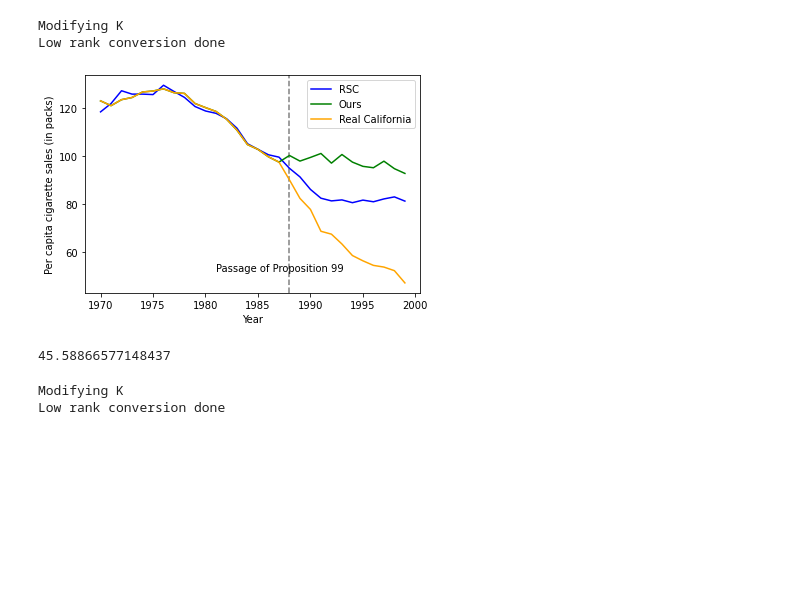
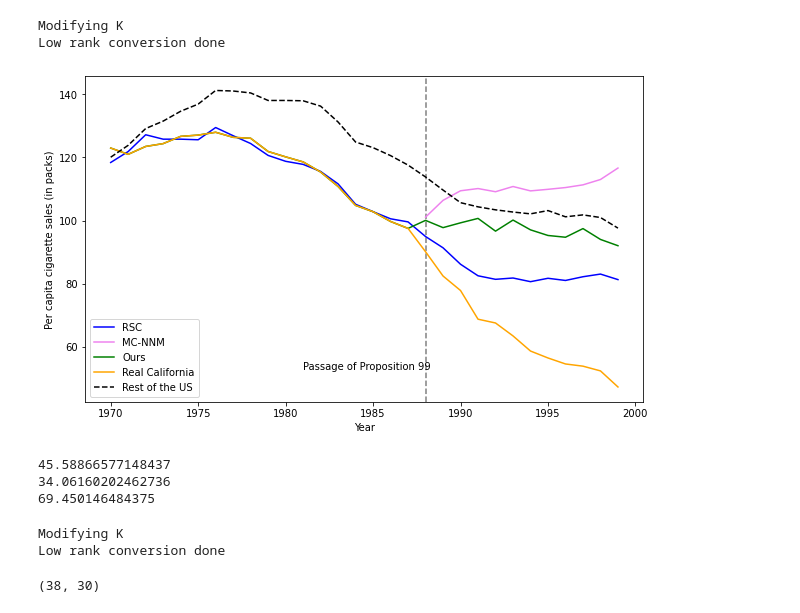
Before and after one commit to lakshmimuru/SeniorThesis, a Jupyter notebook: notebooks/prop99.ipynb, the cells around one changed output. Drawn from its saved outputs; the diff is of its cells as text; code cells hidden in the pictures; blank space fills up the shorter version.

```diff
--- a/notebooks/prop99.ipynb
+++ b/notebooks/prop99.ipynb
@@ -207,36 +210,47 @@ Modifying K
 Low rank conversion done
 # %%
 #Plot all
-fig=plt.figure(figsize=(6,4))
-
+fig=plt.figure(figsize=(10,6))
+mc_nnm = pd.read_csv('../datasets/prop99/mc_nnm_pred.csv', sep=',',header=None)
+data = np.load(datapath+'data.npy',allow_pickle=True)
+rest = np.concatenate((data[:2,:,0],data[3:,:,0]),axis=0)
+mean_rest = np.mean(rest,0)
 ax = plt.gca()
 trans = ax.get_xaxis_transform()
 xrange = [i for i in range(1970,2001)]
 xtick = [i for i in range(1970,2001,5)]
 xlabel = [str(i) for i in range(1970,2001,5)]
 trans = ax.get_xaxis_transform()
 ax.set_xticks(xtick)
 ax.set_xticklabels(xlabel)
+mc_nnm = mc_nnm.to_numpy()[1:,].reshape(-1).astype('float32')
+mc_nnm = np.flip(mc_nnm)
 rsc_all = np.append(rsc_pred_pre,rsc_pred,axis=0)
 mrsc_all = np.append(mrsc_pred_pre[:18],mrsc_pred,axis=0)
 obs_all = np.append(trainingDict_alls[0][keySeriesLabel],testDict_alls[0][keySeriesLabel],axis=0)
 plt.axvline(x = 1988,ymin=0, ymax =1 ,linestyle='--',color='black',alpha=0.5)
 plt.plot(xrange[:-1],rsc_all[:-1],'b-',label='RSC')
 #plt.plot(xrange[:-1],mrsc_all[:-1],'xkcd:maroon',label='mRSC')
+plt.plot(xrange[-13:-1],mc_nnm[-13:-1],linestyle='-',color='violet',label='MC-NNM')
 plt.plot(xrange[:-1],op[:-1],'g-',label='Ours')
 plt.plot(xrange[:-1],obs_all[:-1],linestyle='-',color='orange',label='Real California')
+plt.plot(xrange[:-1],mean_rest[:-1],linestyle='--',color='black',label='Rest of the US')
+
 plt.xlabel('Year')
 plt.ylabel('Per capita cigarette sales (in packs)')
 plt.text(1981,0.1, 'Passage of Proposition 99',transform=trans)
-plt.legend(loc='upper right')
-if SAVE_FIGS:
-    plt.savefig(f'./figs/prop99.pdf',bbox_inches='tight')
+plt.legend(loc='lower left')
+plt.savefig(f'./figs/prop99.pdf',bbox_inches='tight')
 # %% [output]
-[figure, old version]
+[figure, new version]
 # %%
-op[-2]-obs_all[-2]
+print(op[-2]-obs_all[-2])
+print(rsc_all[-2]-obs_all[-2])
+print(mc_nnm[-2]-obs_all[-2])
 # %% [output]
 45.58866577148437
+34.06160202462736
+69.450146484375
 # %%
 #Spatiotemporal weights
 datapath = f'../datasets/prop99/'
@@ -290,3 +307,7 @@ Low rank conversion done
+# %%
+attentions_all[0].shape
+# %% [output]
+(38, 30)
 # %%
 import numpy as np
 import seaborn as sns
```
Also changed, not shown: parts of 5 cells of this notebook, 30 other files.
